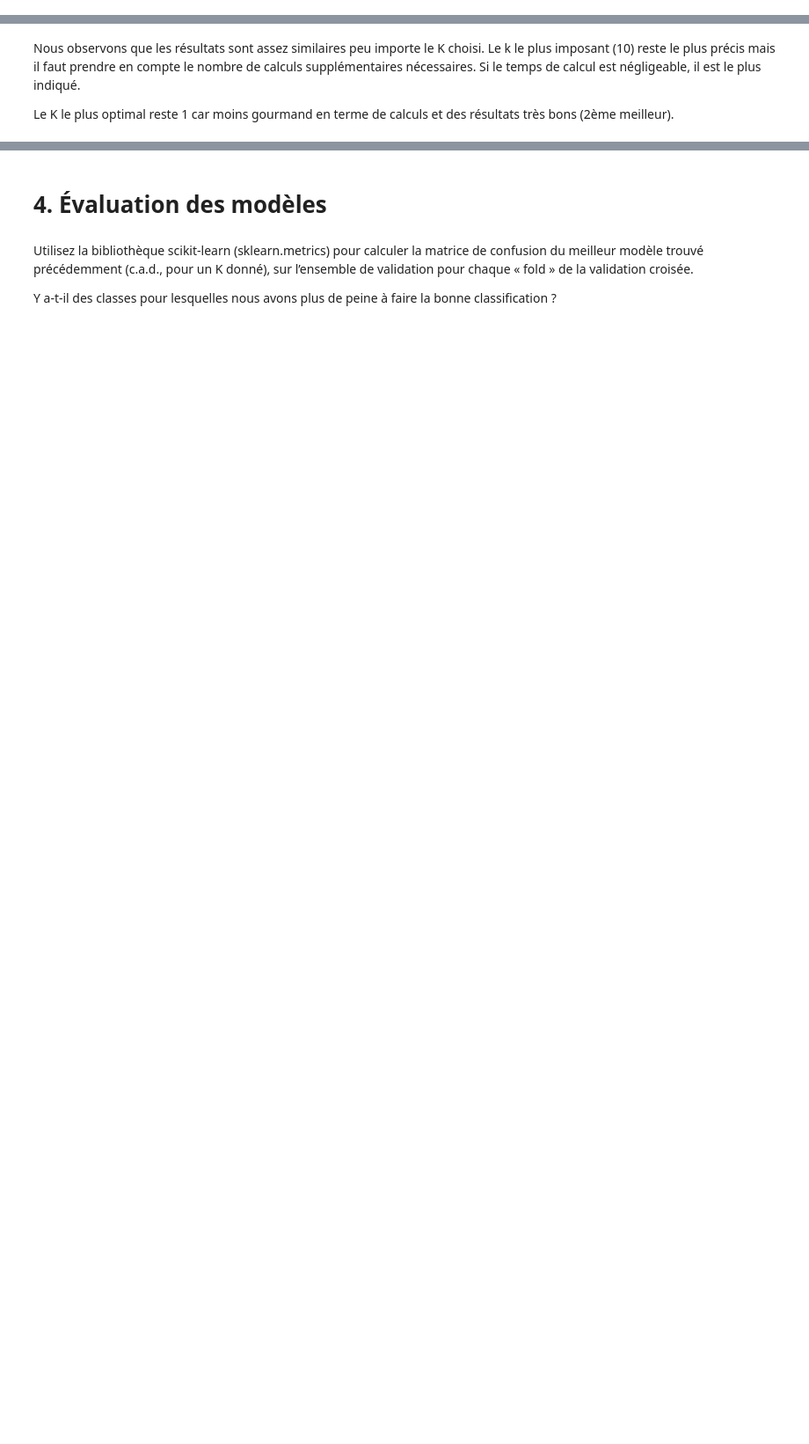
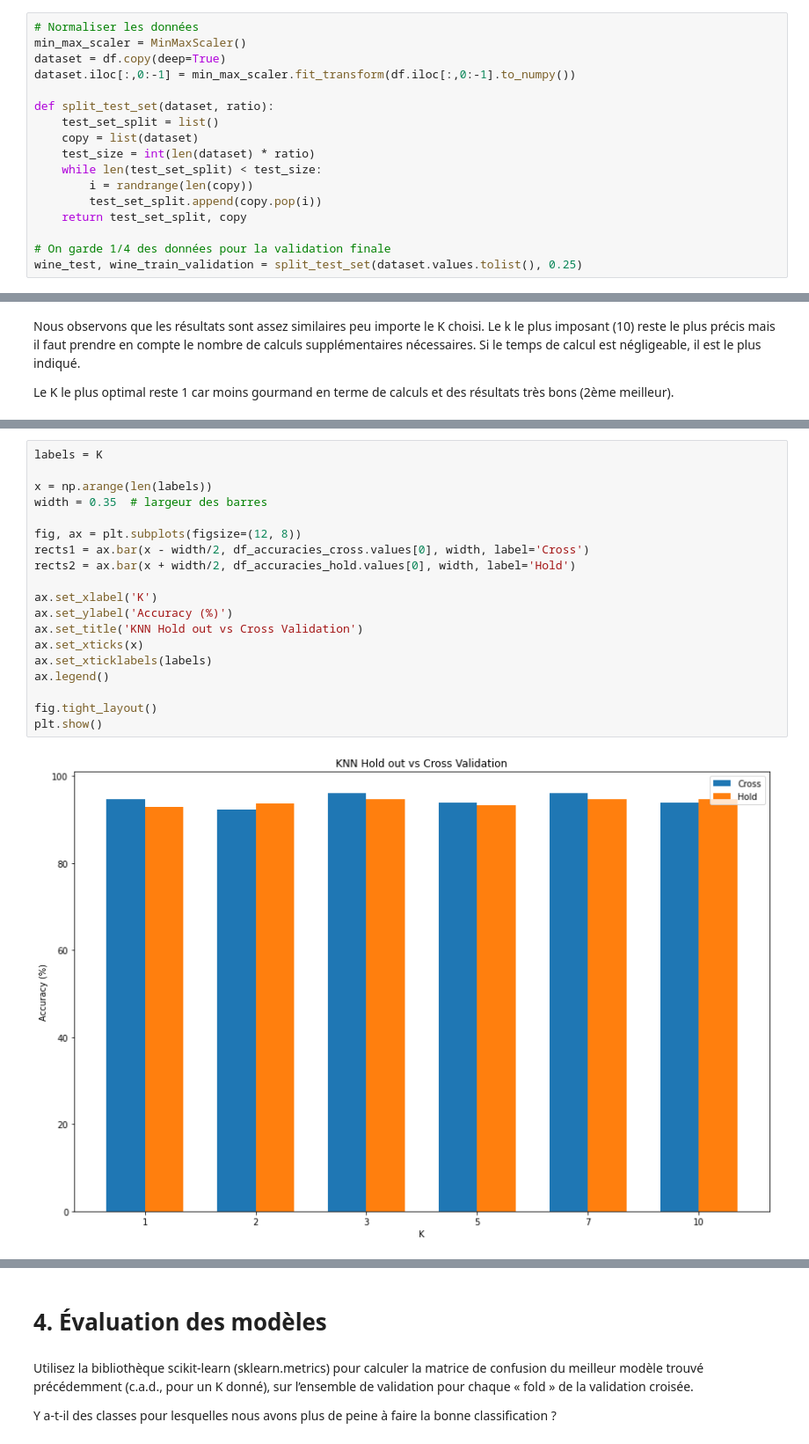
Before and after one commit to heig-vkaelin/isd, a Jupyter notebook: Labo4/Labo4.ipynb, the cells around one changed output, grey strips where cells are left out. Shown at 88% size. Saved outputs shown, nothing was run; the diff lists cells and outputs as text; blank space fills up the shorter version.

```diff
--- a/Labo4/Labo4.ipynb
+++ b/Labo4/Labo4.ipynb
@@ -372,0 +288,17 @@ plt.yscale('log')
+# %%
+# Normaliser les données
+min_max_scaler = MinMaxScaler()
+dataset = df.copy(deep=True)
+dataset.iloc[:,0:-1] = min_max_scaler.fit_transform(df.iloc[:,0:-1].to_numpy())
+
+def split_test_set(dataset, ratio):
+    test_set_split = list()
+    copy = list(dataset)
+    test_size = int(len(dataset) * ratio)
+    while len(test_set_split) < test_size:
+        i = randrange(len(copy))
+        test_set_split.append(copy.pop(i))
+    return test_set_split, copy
+
+# On garde 1/4 des données pour la validation finale
+wine_test, wine_train_validation = split_test_set(dataset.values.tolist(), 0.25)
@@ -376,0 +445,21 @@ Le K le plus optimal reste 1 car moins gourmand en terme de calculs et des résu
+# %%
+labels = K
+
+x = np.arange(len(labels))
+width = 0.35  # largeur des barres
+
+fig, ax = plt.subplots(figsize=(12, 8))
+rects1 = ax.bar(x - width/2, df_accuracies_cross.values[0], width, label='Cross')
+rects2 = ax.bar(x + width/2, df_accuracies_hold.values[0], width, label='Hold')
+
+ax.set_xlabel('K')
+ax.set_ylabel('Accuracy (%)')
+ax.set_title('KNN Hold out vs Cross Validation')
+ax.set_xticks(x)
+ax.set_xticklabels(labels)
+ax.legend()
+
+fig.tight_layout()
+plt.show()
+# %% [output]
+[figure, added]
```
Also changed, not shown: parts of 18 cells of this notebook.
